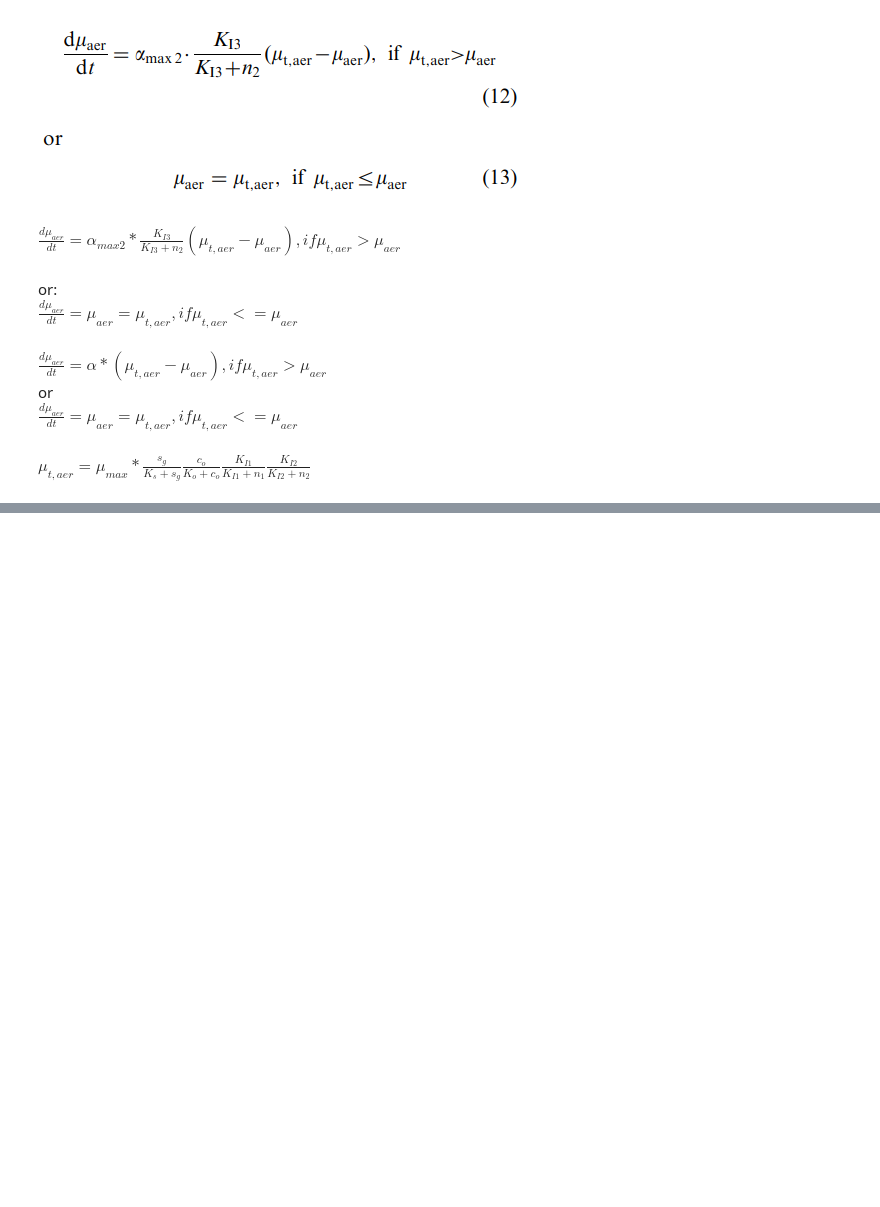
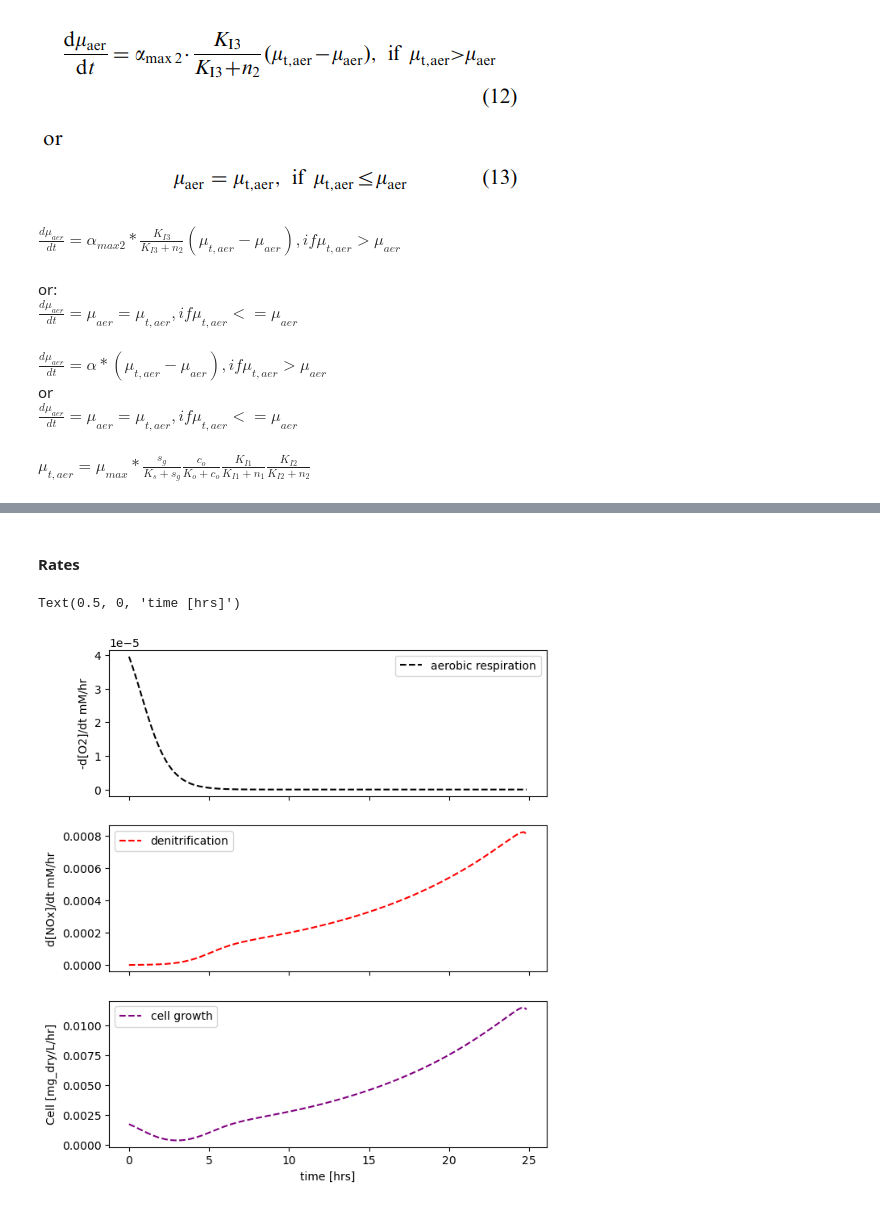
Before and after one commit to vcantarella/secunda, a Jupyter notebook: notebooks/reaction_experiments/bioreactor.ipynb, the cells around one changed output, grey strips where cells are left out. Drawn from its saved outputs; the diff is of its cells as text; code cells hidden in the pictures; blank space fills up the shorter version.

```diff
--- a/notebooks/reaction_experiments/bioreactor.ipynb
+++ b/notebooks/reaction_experiments/bioreactor.ipynb
@@ -39,0 +105,12 @@ $\mu_{t,aer} = \mu_{max}*\frac{s_g}{K_s+s_g}\frac{c_o}{K_o+c_o}\frac{K_{I1}}{K_{
+# %%
+rates = np.zeros(results.shape)
+for i in range(results.shape[0]):
+    rates [i,:] = f(time_intervals[i], results[i,:].squeeze(),
+     mu_o2,
+     mu_no3,
+     Kg_o,
+     Kg_no3,
+     Ko,
+     Kno3,
+     Ki,
+     Y)
@@ -39,0 +137,17 @@ $\mu_{t,aer} = \mu_{max}*\frac{s_g}{K_s+s_g}\frac{c_o}{K_o+c_o}\frac{K_{I1}}{K_{
+# %% [markdown]
+#### Rates
+# %%
+fig, ax = plt.subplots(3,1,figsize = (7,8), sharex = True)
+ax[0].plot(time_intervals/3600,-rates[:,1],'--k', label = 'aerobic respiration')
+ax[0].legend()
+ax[0].set_ylabel('-d[O2]/dt mM/hr')
+ax[1].plot(time_intervals/3600,rates[:,3],'--r', label = 'denitrification')
+ax[1].legend()
+ax[1].set_ylabel('d[NOx]/dt mM/hr')
+ax[2].plot(time_intervals/3600,rates[:,4],'--', color = 'purple', label = 'cell growth')
+ax[2].legend()
+ax[2].set_ylabel('Cell [mg_dry/L/hr]')
+ax[2].set_xlabel('time [hrs]')
+# %% [output]
+Text(0.5, 0, 'time [hrs]')
+[figure, added]
```
Also changed, not shown: parts of 16 cells of this notebook, 20 other files.
